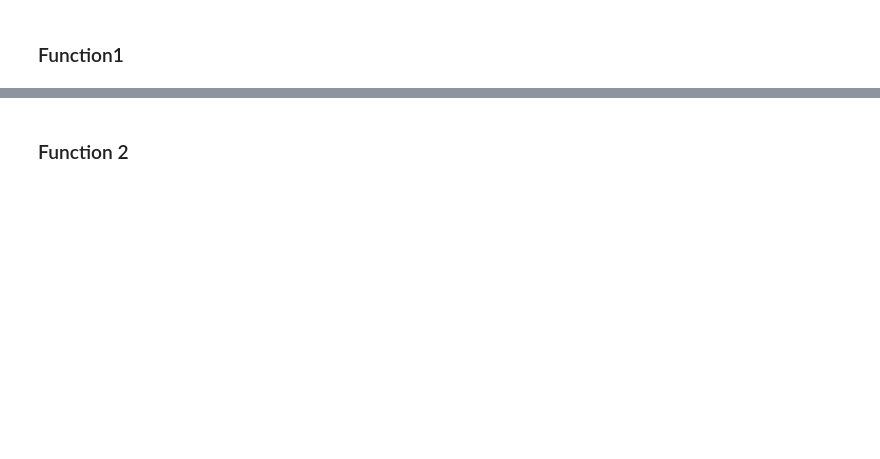
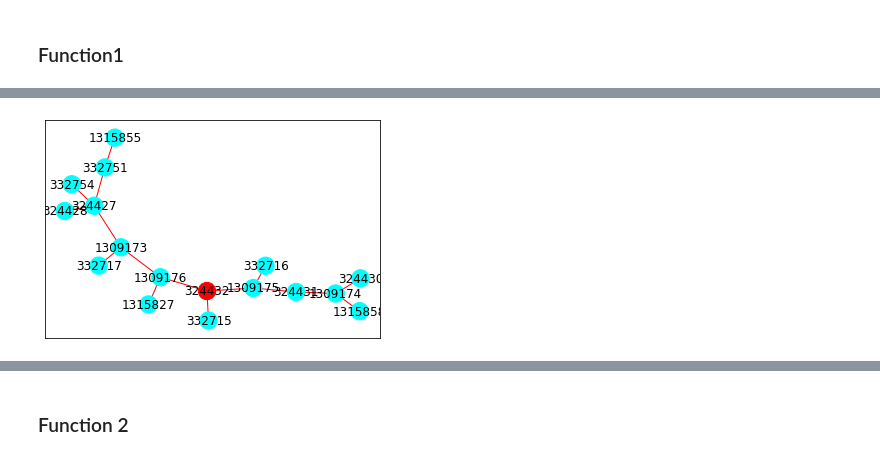
Before and after one commit to LucaUrban/ADM-HM5, a Jupyter notebook: Untitled5.ipynb, the cells around one changed output, grey strips where cells are left out. Saved outputs shown, nothing was run; the diff lists cells and outputs as text; code cells hidden in the pictures; blank space fills up the shorter version.

```diff
--- a/Untitled5.ipynb
+++ b/Untitled5.ipynb
@@ -111,0 +170,4 @@ function1(G, 1, "meters", 7500)
+# %%
+function1(324432, "meters", 2000)
+# %% [output]
+[figure, added]
```
Also changed, not shown: parts of 24 cells of this notebook.
